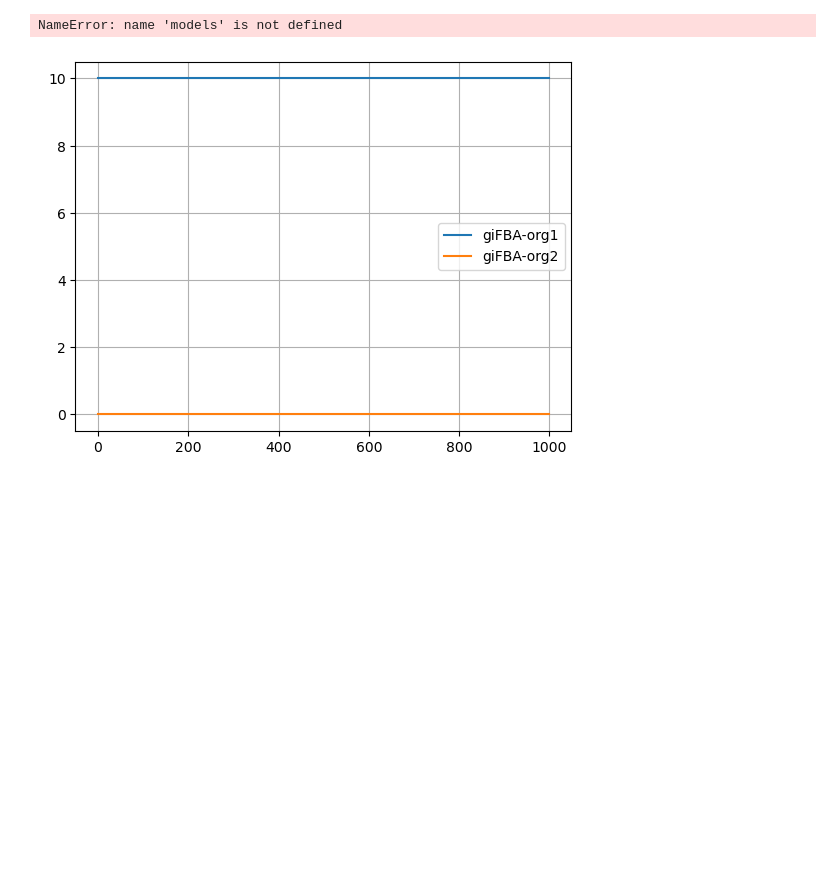
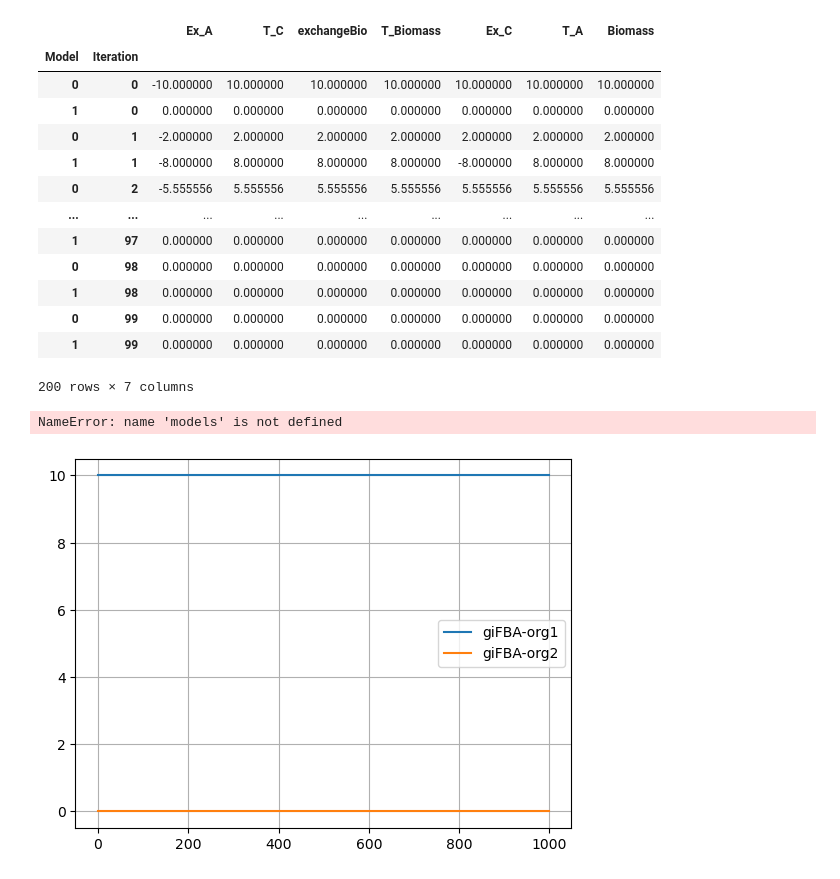
Before and after one commit to RSiegel03/giFBA, a Jupyter notebook: Examples/test_consist.ipynb, the cells around one changed output. Saved outputs shown, nothing was run; the diff lists cells and outputs as text; code cells hidden in the pictures; blank space fills up the shorter version.

```diff
--- a/Examples/test_consist.ipynb
+++ b/Examples/test_consist.ipynb
@@ -1,17 +1,20 @@
 # %%
 import gifba
-rel_abund = [0.5, 0.5]
+rel_abund = [0.2, 0.8]
 iters = 100
 step_size=1
 
 # load models and media:
 sim = "test"
 models, media = gifba.utils.load_simple_models(sim)
+print(media)
+# media["Ex_A"] = -(10-3.903881*2)
+print(media)
 
 # initialize community
 community = gifba.gifbaObject(models, media, rel_abund=rel_abund)
 
 # run iterations
 # media_flux, org_flux = community.run_gifba(iters=iters, method="pfba", early_stop=True, v=True)
-media_flux, org_flux = community.consist_check(iters=iters, method="pfba", early_stop=False, v=True)
+media_flux, org_flux = community.consist_check(iters=iters, method="pfba", early_stop=True, v=True)
 # %% [output]
@@ -39,3 +55,20 @@ print(community.biomass_exs)
+# %%
+community.org_fluxes
+# %% [output]
+|  |  | Ex_A | T_C | exchangeBio | T_Biomass | Ex_C | T_A | Biomass |
+| Model | Iteration |  |  |  |  |  |  |  |
+| 0 | 0 | -10.000000 | 10.000000 | 10.000000 | 10.000000 | 10.000000 | 10.000000 | 10.000000 |
+| 1 | 0 | 0.000000 | 0.000000 | 0.000000 | 0.000000 | 0.000000 | 0.000000 | 0.000000 |
+| 0 | 1 | -2.000000 | 2.000000 | 2.000000 | 2.000000 | 2.000000 | 2.000000 | 2.000000 |
+| 1 | 1 | -8.000000 | 8.000000 | 8.000000 | 8.000000 | -8.000000 | 8.000000 | 8.000000 |
+| 0 | 2 | -5.555556 | 5.555556 | 5.555556 | 5.555556 | 5.555556 | 5.555556 | 5.555556 |
+| ... | ... | ... | ... | ... | ... | ... | ... | ... |
+| 1 | 97 | 0.000000 | 0.000000 | 0.000000 | 0.000000 | 0.000000 | 0.000000 | 0.000000 |
+| 0 | 98 | 0.000000 | 0.000000 | 0.000000 | 0.000000 | 0.000000 | 0.000000 | 0.000000 |
+| 1 | 98 | 0.000000 | 0.000000 | 0.000000 | 0.000000 | 0.000000 | 0.000000 | 0.000000 |
+| 0 | 99 | 0.000000 | 0.000000 | 0.000000 | 0.000000 | 0.000000 | 0.000000 | 0.000000 |
+| 1 | 99 | 0.000000 | 0.000000 | 0.000000 | 0.000000 | 0.000000 | 0.000000 | 0.000000 |
+200 rows × 7 columns
 # %%
 for idx, model in enumerate(models):
     print(idx, " of 2 models")
```
Also changed, not shown: parts of 2 cells of this notebook, 4 other files.
